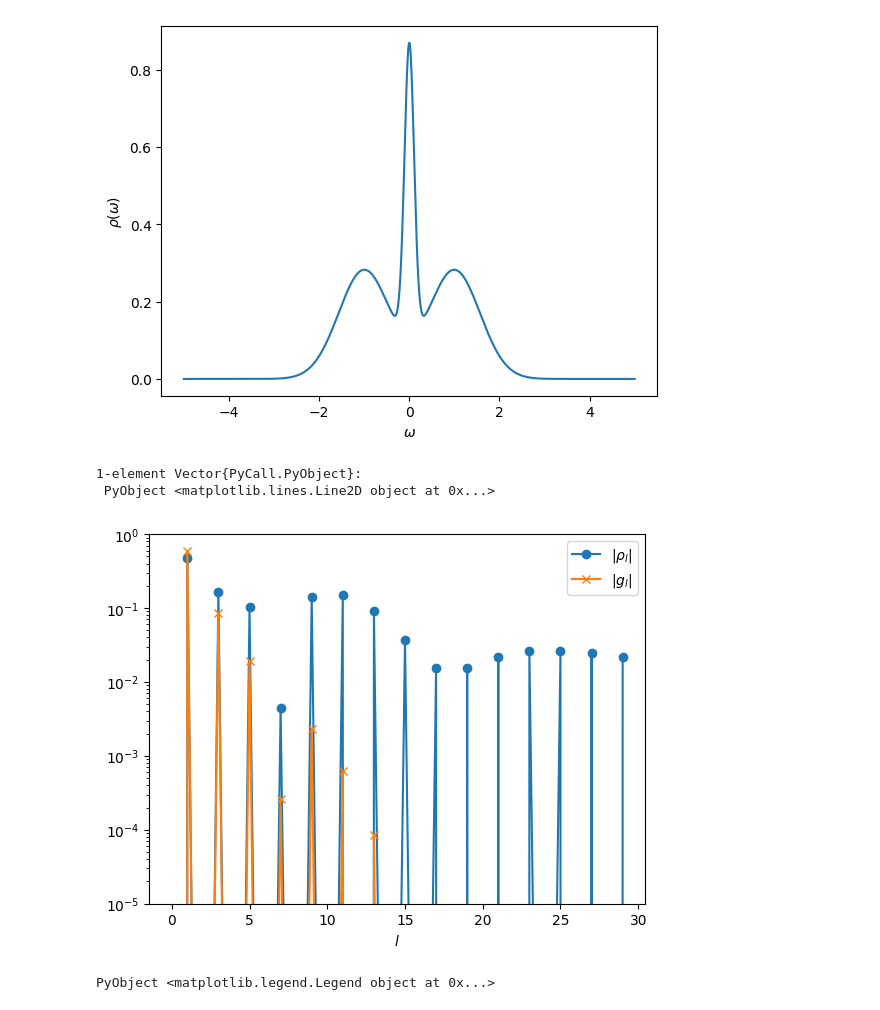
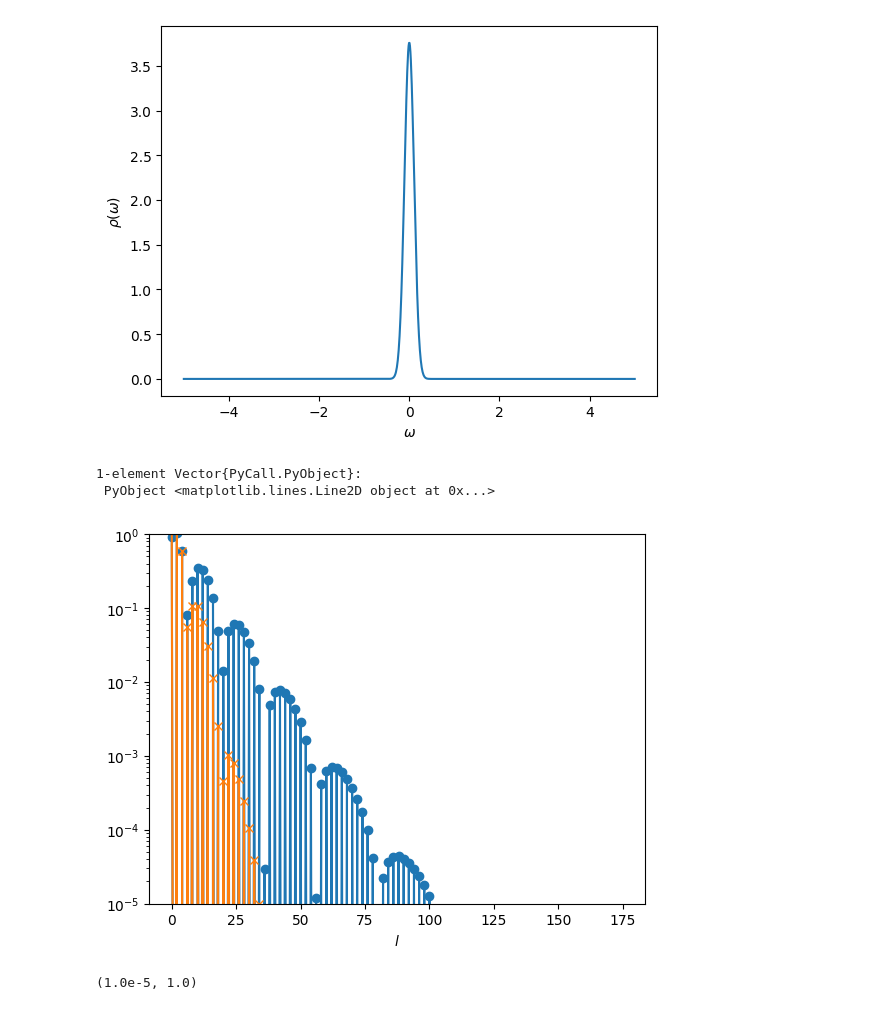
Before and after one commit to SpM-lab/Nevanlinna.jl, a Jupyter notebook: test_jl.ipynb, the cells around one changed output. Drawn from its saved outputs; the diff is of its cells as text; code cells hidden in the pictures.

```diff
--- a/test_jl.ipynb
+++ b/test_jl.ipynb
@@ -5,10 +6,10 @@ using PyPlot
 # Three Gaussian peaks (normalized to 1)
 gaussian(x, mu, sigma) = exp(-((x-mu)/sigma)^2)/(sqrt(π)*sigma)
 
-rho(omega) = 0.2*gaussian(omega, 0.0, 0.15) +
-    0.4*gaussian(omega, 1.0, 0.8) + 0.4*gaussian(omega, -1.0, 0.8)
+#rho(omega) = 0.2*gaussian(omega, 0.0, 0.15) +
+#    0.4*gaussian(omega, 1.0, 0.8) + 0.4*gaussian(omega, -1.0, 0.8)
 
-#rho(omega) = gaussian(omega, 1.0, 0.3)
+rho(omega) = gaussian(omega, 0.0, 0.15)
 #    0.4*gaussian(omega, 1.0, 0.8) + 0.4*gaussian(omega, -1.0, 0.8)
 
 omegas = LinRange(-5, 5, 1000)
@@ -16,23 +17,23 @@ plt.xlabel(L"\omega")
 plt.ylabel(L"\rho(\omega)")
 plt.plot(omegas, rho.(omegas))
 # %% [output]
-[figure, old version]
+[figure, new version]
 1-element Vector{PyCall.PyObject}:
  PyObject <matplotlib.lines.Line2D object at 0x...>
 # %%
-beta = 10
-wmax = 10
-IR_basis_set = FiniteTempBasisSet(beta, wmax, 1e-10)
+beta = 100
+wmax = 1000
+IR_basis_set = FiniteTempBasisSet(beta, wmax, 1e-20)
 #basis = FiniteTempBasis(fermion, beta, wmax, 1e-7)
 
 rhol = [overlap(IR_basis_set.basis_f.v[l], rho) for l in 1:size(IR_basis_set.basis_f)]
 gl = - IR_basis_set.basis_f.s .* rhol
 
 plt.semilogy(abs.(rhol), marker="o", label=L"|\rho_l|")
 plt.semilogy(abs.(gl), marker="x", label=L"|g_l|")
 plt.xlabel(L"l")
 plt.ylim([1e-5, 1])
-plt.legend()
+#plt.legend()
 # %% [output]
-[figure, old version]
+[figure, new version]
-PyObject <matplotlib.legend.Legend object at 0x...>
+(1.0e-5, 1.0)
```
Also changed, not shown: parts of 15 cells of this notebook, 7 other files.
